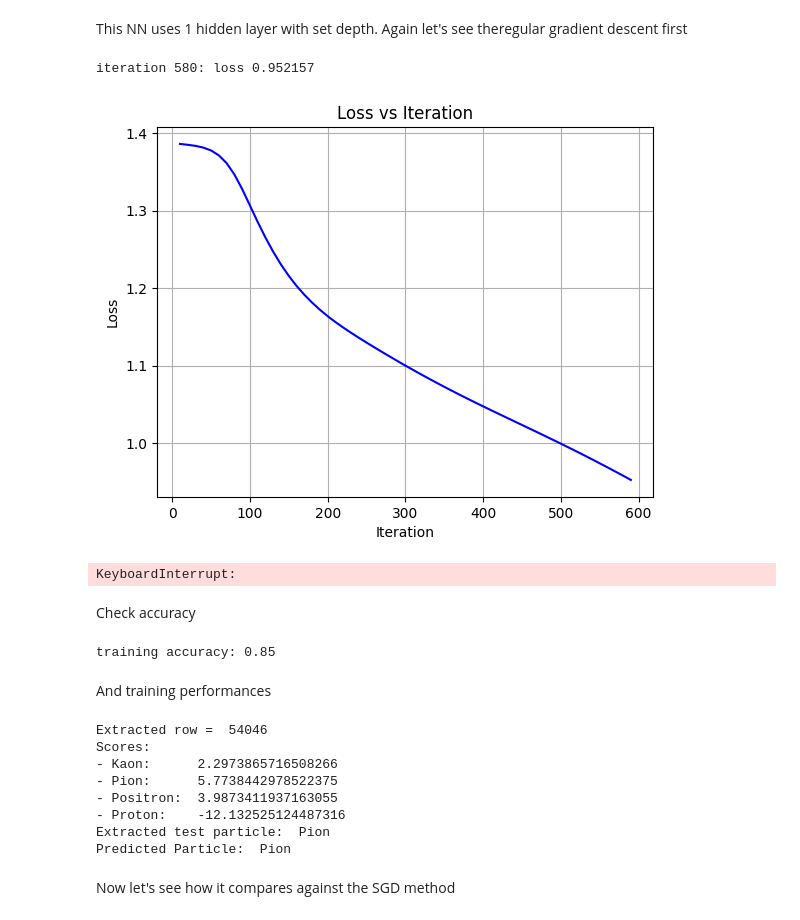
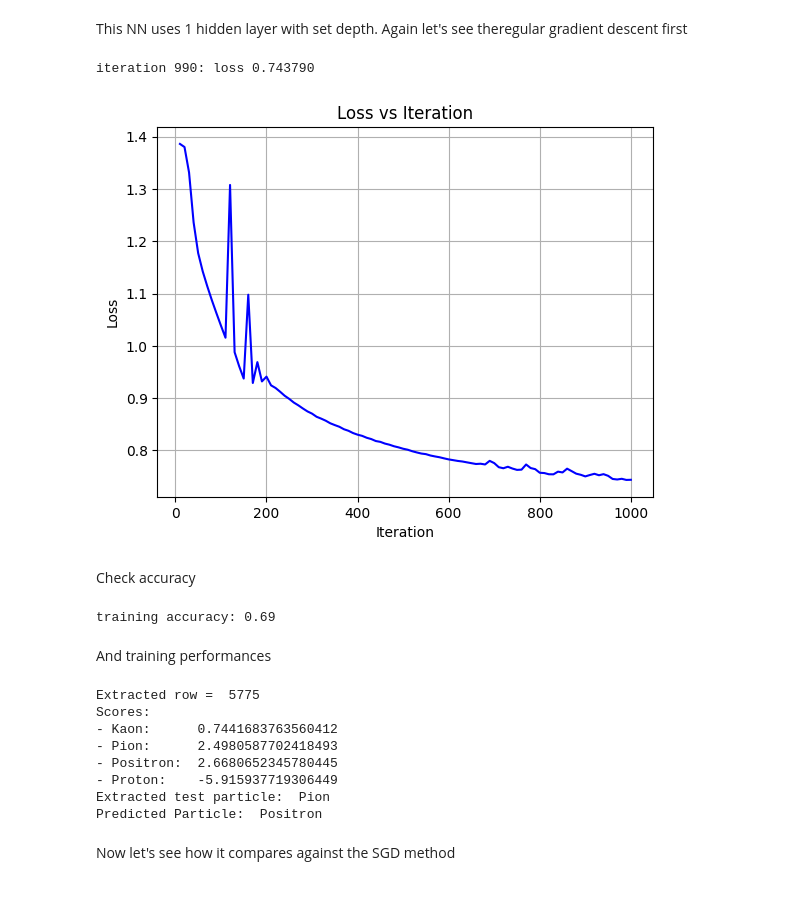
Before and after one commit to DavideCristoforetti/Machine-Learning-HEP-MasterDegree, a Jupyter notebook: src/PiD_project.ipynb, the cells around one changed output. Saved outputs shown, nothing was run; the diff lists cells and outputs as text; code cells hidden in the pictures.

```diff
--- a/src/PiD_project.ipynb
+++ b/src/PiD_project.ipynb
@@ -10,7 +10,7 @@ import warnings
 import gzip, io, requests
 import time
 
-nRowsRead = 1000000
+nRowsRead = 100000
 filename="datasets/pid-5M.csv"
 complete_dataset=pd.read_csv(filename, nrows = nRowsRead)
 
@@ -217,6 +219,5 @@ Let's first start with gradient descent method
 # %%
-from IPython.display import display, clear_output
-%matplotlib inline
+
 # initialize parameters randomly
 W = 0.01 * np.random.randn(nFeatures,nLabels)
 b = np.zeros((1,nLabels))
@@ -229,11 +230,11 @@ show_plot = True
 losses = []
 
 
-iterations = 10000
+iterations = 1000
 print_freq = 10
 
 # some hyperparameters
-step_size = 0.2
+step_size = 0.7
 reg = 1e-3 # regularization strength
 
 
@@ -491,7 +487,7 @@ print_freq = 10
 
 # some hyperparameters for the gradient descent
 # Interesting result for step size = 1
-step_size = 0.15
+step_size = 0.7
 reg = 1e-3 # regularization strength
 
 for i in range(iterations):
@@ -535,36 +531,35 @@ for i in range(iterations):
             plt.show()
 
 
     # compute the gradient on scores
     dscores = probs
     dscores[range(num_samples),IDs_indeces] -= 1
     dscores /= num_samples
 
     # backpropate the gradient to the parameters
     # first backprop into parameters W2 and b2
     dW2 = np.dot(hidden_layer.T, dscores)
     db2 = np.sum(dscores, axis=0, keepdims=True)
     # next backprop into hidden layer
     dhidden = np.dot(dscores, W2.T)
     # backprop the ReLU non-linearity
     dhidden[hidden_layer <= 0] = 0
     # finally into W,b
     dW = np.dot(features_array.T, dhidden)
     db = np.sum(dhidden, axis=0, keepdims=True)
 
     # add regularization gradient contribution
     dW2 += reg * W2
     dW += reg * W
 
     # perform a parameter update
     W += -step_size * dW
     b += -step_size * db
     W2 += -step_size * dW2
     b2 += -step_size * db2
 # %% [output]
-iteration 580: loss 0.952157
+iteration 990: loss 0.743790
-[figure, old version]
+[figure, new version]
-KeyboardInterrupt:
 # %% [markdown]
 Check accuracy
 # %%
@@ -574,7 +569,7 @@ scores = np.dot(hidden_layer, W2) + b2
 predicted_class = np.argmax(scores, axis=1)
 print('training accuracy: %.2f' % (np.mean(predicted_class == IDs_indeces)))
 # %% [output]
-training accuracy: 0.85
+training accuracy: 0.69
 # %% [markdown]
 And training performances
 # %%
@@ -592,14 +587,14 @@ index = np.argmax(scores)
 particle_id = next(key for key, value in particleIDs_index.items() if value == index)
 print("Predicted Particle: ", particle_labels[particle_id])
 # %% [output]
-Extracted row =  54046
+Extracted row =  5775
 Scores:
-- Kaon:      2.2973865716508266
-- Pion:      5.7738442978522375
-- Positron:  3.9873411937163055
-- Proton:    -12.132525124487316
+- Kaon:      0.7441683763560412
+- Pion:      2.4980587702418493
+- Positron:  2.6680652345780445
+- Proton:    -5.915937719306449
 Extracted test particle:  Pion
-Predicted Particle:  Pion
+Predicted Particle:  Positron
 # %% [markdown]
 Now let's see how it compares against the SGD method
 # %%
```
Also changed, not shown: parts of 15 cells of this notebook.
